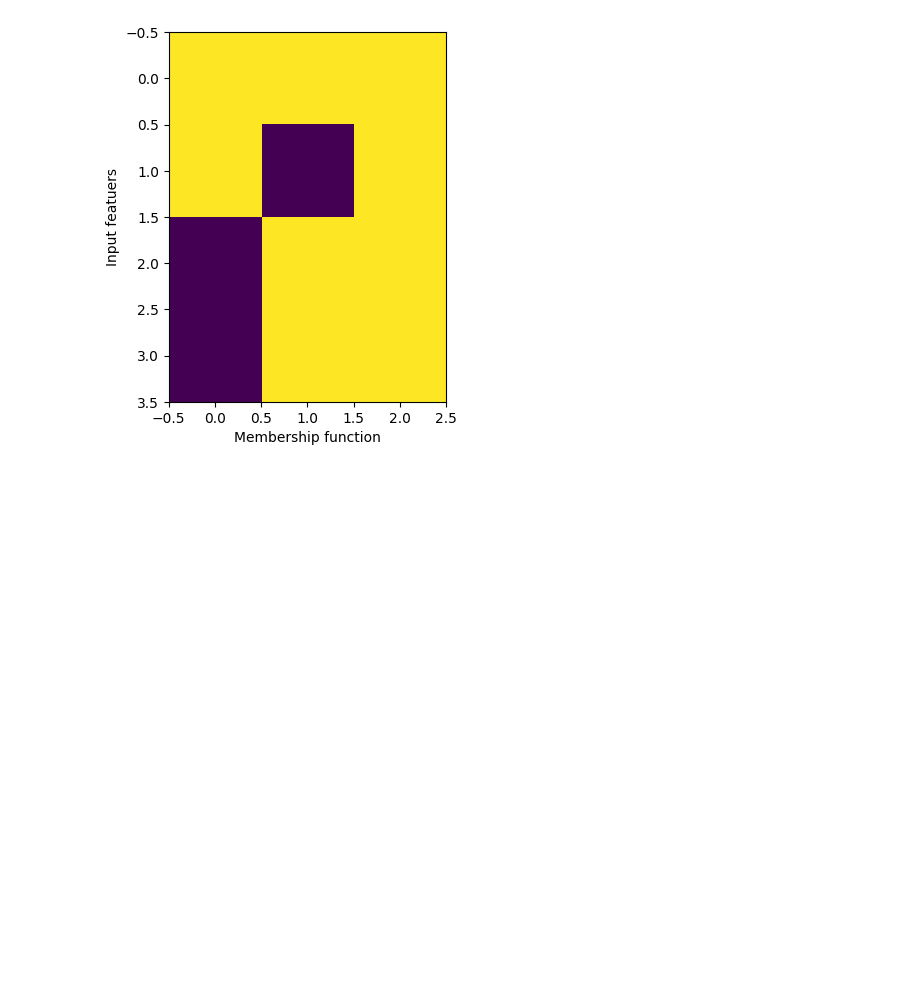
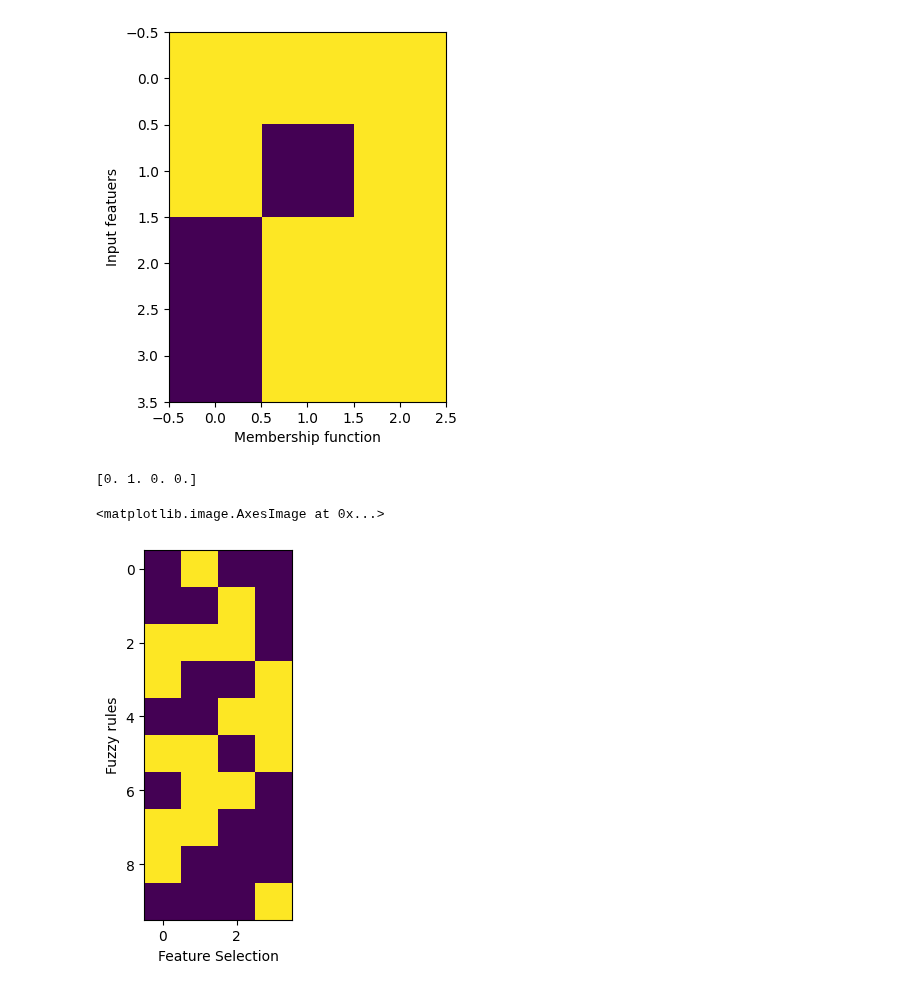
Before and after one commit to yeesem/Soft-Computing, a Jupyter notebook: Tutorial_4_Extreme_Learning_Machine.ipynb, the cells around one changed output. Saved outputs shown, nothing was run; the diff lists cells and outputs as text; code cells hidden in the pictures; blank space fills up the shorter version.

```diff
--- a/Tutorial_4_Extreme_Learning_Machine.ipynb
+++ b/Tutorial_4_Extreme_Learning_Machine.ipynb
@@ -122,3 +110,23 @@ plt.imshow(current_rule)
 # %% [output]
 <matplotlib.image.AxesImage at 0x...>
 [figure]
+# %%
+# Initialize a fuzzy rule exclusion matrix
+# [number of fuzzy rules] * [number of features]
+m_exclusion = np.round(np.random.rand(num_rules,num_feat))
+
+current_rule = m_exclusion[0]
+print(current_rule)
+
+# [1. 1. 1. 1.] # all features are included
+# 0 indicates exclude the feature, while 1 includes the feature in the fuzzy rule
+# %% [output]
+[0. 1. 0. 0.]
+# %%
+plt.figure()
+plt.xlabel("Feature Selection")
+plt.ylabel("Fuzzy rules")
+plt.imshow(m_exclusion)
+# %% [output]
+<matplotlib.image.AxesImage at 0x...>
+[figure, added]
```
Also changed, not shown: parts of 7 cells of this notebook.
